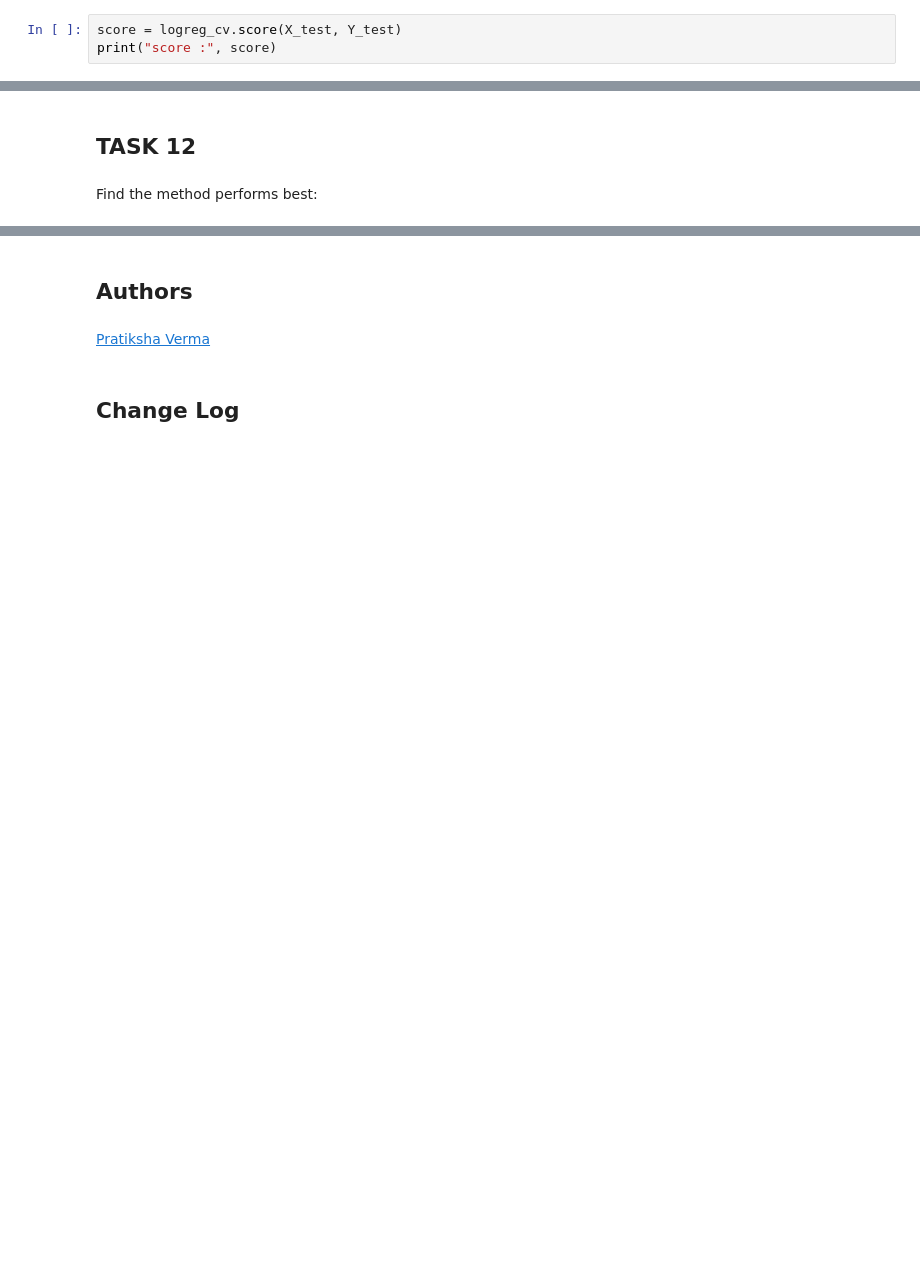
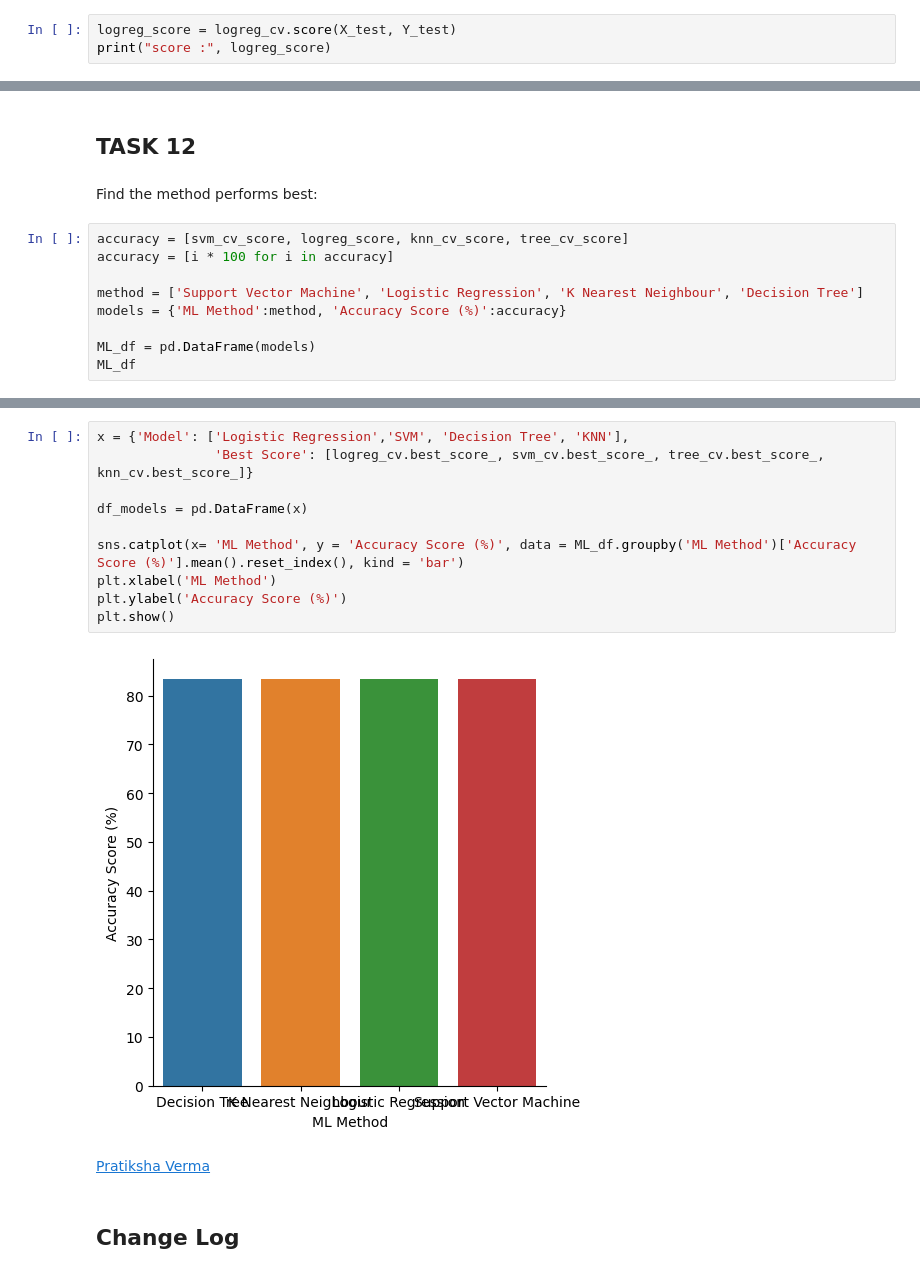
Before and after one commit to Awwa82/IBM-DS-Capstone, a Jupyter notebook: 8-spacex-ml-prediction.ipynb, the cells around one changed output, grey strips where cells are left out. Drawn from its saved outputs; the diff is of its cells as text; blank space fills up the shorter version.

```diff
--- a/8-spacex-ml-prediction.ipynb
+++ b/8-spacex-ml-prediction.ipynb
@@ -178,8 +177,8 @@ accuracy : 0.8464285714285713
 # %% [markdown]
 Calculate the accuracy on the test data using the method <code>score</code>:
 # %%
-score = logreg_cv.score(X_test, Y_test)
-print("score :", score)
+logreg_score = logreg_cv.score(X_test, Y_test)
+print("score :", logreg_score)
 # %% [output]
 score : 0.8333333333333334
 # %% [markdown]
@@ -299,3 +302,12 @@ plot_confusion_matrix(Y_test,yhat)
 ## TASK  12
 # %% [markdown]
 Find the method performs best:
+# %%
+accuracy = [svm_cv_score, logreg_score, knn_cv_score, tree_cv_score]
+accuracy = [i * 100 for i in accuracy]
+
+method = ['Support Vector Machine', 'Logistic Regression', 'K Nearest Neighbour', 'Decision Tree']
+models = {'ML Method':method, 'Accuracy Score (%)':accuracy}
+
+ML_df = pd.DataFrame(models)
+ML_df
@@ -321,5 +366,15 @@ Best params is : {'criterion': 'entropy', 'max_depth': 4, 'max_features': 'sqrt'
-# %% [markdown]
-## Authors
+# %%
+x = {'Model': ['Logistic Regression','SVM', 'Decision Tree', 'KNN'],
+               'Best Score': [logreg_cv.best_score_, svm_cv.best_score_, tree_cv.best_score_, knn_cv.best_score_]}
+
+df_models = pd.DataFrame(x)
+
+sns.catplot(x= 'ML Method', y = 'Accuracy Score (%)', data = ML_df.groupby('ML Method')['Accuracy Score (%)'].mean().reset_index(), kind = 'bar')
+plt.xlabel('ML Method')
+plt.ylabel('Accuracy Score (%)')
+plt.show()
+# %% [output]
+[figure, added]
 # %% [markdown]
 [Pratiksha Verma](https://www.linkedin.com/in/pratiksha-verma-6487561b1/?utm_medium=Exinfluencer&utm_source=Exinfluencer&utm_content=000026UJ&utm_term=10006555&utm_id=NA-SkillsNetwork-Channel-SkillsNetworkCoursesIBMDS0321ENSkillsNetwork865-2023-01-01)
 # %% [markdown]
```
Also changed, not shown: parts of 15 cells of this notebook.
